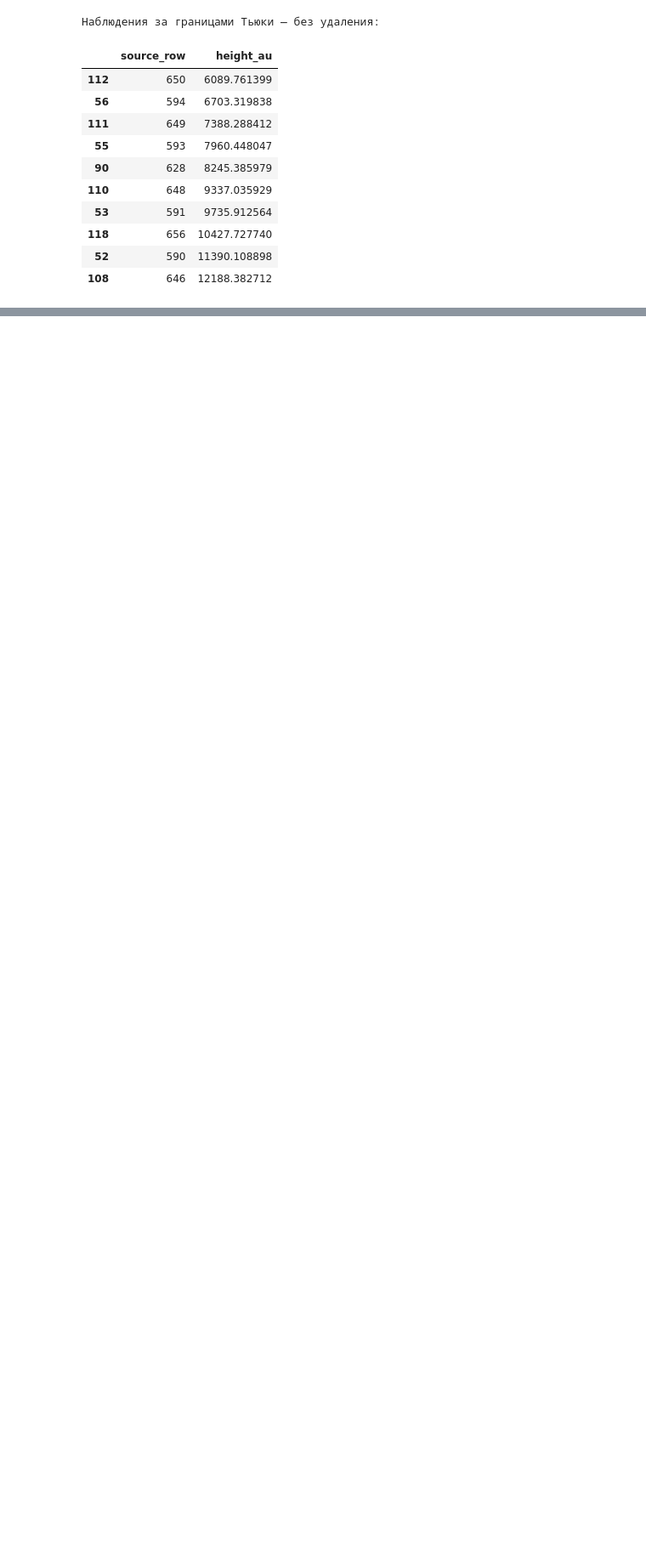
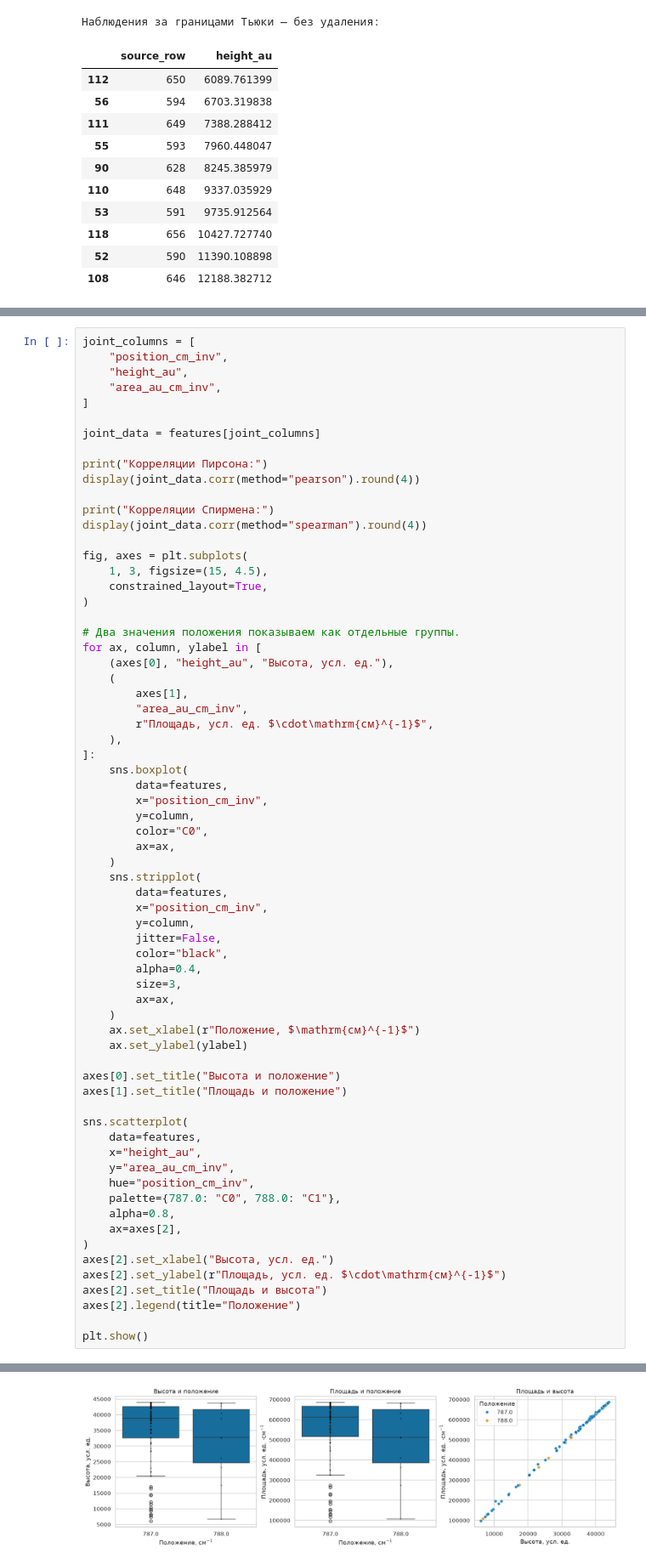
Before and after one commit to WalterPerjenko/LW_Statistic, a Jupyter notebook: raman/Lab01_sprint1_Raman.ipynb, the cells around one changed output, grey strips where cells are left out. Shown at 85% size. Drawn from its saved outputs; the diff is of its cells as text; blank space fills up the shorter version.

```diff
--- a/raman/Lab01_sprint1_Raman.ipynb
+++ b/raman/Lab01_sprint1_Raman.ipynb
@@ -1274,0 +1497,68 @@ $Z_i=\int_a^b S_i(\nu)\,d\nu$; единицы: усл. ед. $\cdot\mathrm{см}
+# %%
+joint_columns = [
+    "position_cm_inv",
+    "height_au",
+    "area_au_cm_inv",
+]
+
+joint_data = features[joint_columns]
+
+print("Корреляции Пирсона:")
+display(joint_data.corr(method="pearson").round(4))
+
+print("Корреляции Спирмена:")
+display(joint_data.corr(method="spearman").round(4))
+
+fig, axes = plt.subplots(
+    1, 3, figsize=(15, 4.5),
+    constrained_layout=True,
+)
+
+# Два значения положения показываем как отдельные группы.
+for ax, column, ylabel in [
+    (axes[0], "height_au", "Высота, усл. ед."),
+    (
+        axes[1],
+        "area_au_cm_inv",
+        r"Площадь, усл. ед. $\cdot\mathrm{см}^{-1}$",
+    ),
+]:
+    sns.boxplot(
+        data=features,
+        x="position_cm_inv",
+        y=column,
+        color="C0",
+        ax=ax,
+    )
+    sns.stripplot(
+        data=features,
+        x="position_cm_inv",
+        y=column,
+        jitter=False,
+        color="black",
+        alpha=0.4,
+        size=3,
+        ax=ax,
+    )
+    ax.set_xlabel(r"Положение, $\mathrm{см}^{-1}$")
+    ax.set_ylabel(ylabel)
+
+axes[0].set_title("Высота и положение")
+axes[1].set_title("Площадь и положение")
+
+sns.scatterplot(
+    data=features,
+    x="height_au",
+    y="area_au_cm_inv",
+    hue="position_cm_inv",
+    palette={787.0: "C0", 788.0: "C1"},
+    alpha=0.8,
+    ax=axes[2],
+)
+axes[2].set_xlabel("Высота, усл. ед.")
+axes[2].set_ylabel(r"Площадь, усл. ед. $\cdot\mathrm{см}^{-1}$")
+axes[2].set_title("Площадь и высота")
+axes[2].legend(title="Положение")
+
+plt.show()
+# %% [output]
@@ -1274,0 +1575 @@ $Z_i=\int_a^b S_i(\nu)\,d\nu$; единицы: усл. ед. $\cdot\mathrm{см}
+[figure, added]
```
Also changed, not shown: parts of 36 cells of this notebook.
